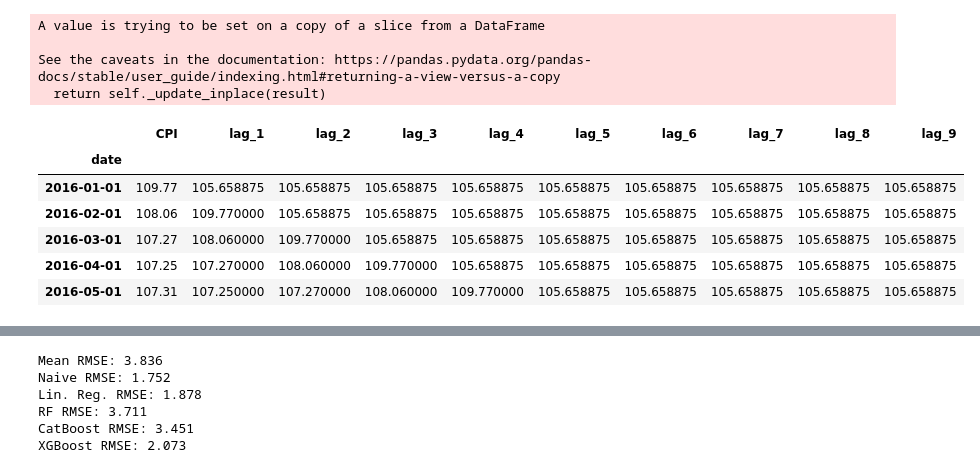
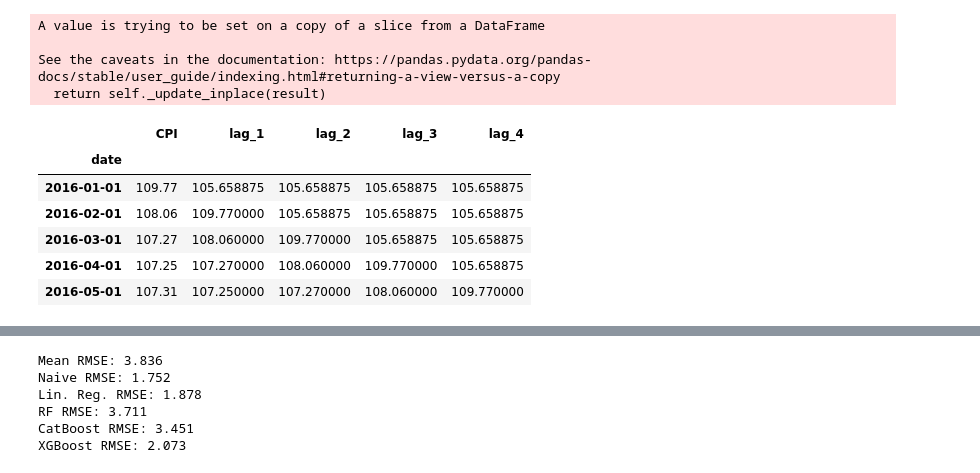
Before and after one commit to underlord13/CBR-DS-Tech-Task, a Jupyter notebook: manual_data_download/prediction.ipynb, the cells around one changed output, grey strips where cells are left out. Cells and saved outputs as stored; diff of their text form; code cells hidden in the pictures.

```diff
--- a/manual_data_download/prediction.ipynb
+++ b/manual_data_download/prediction.ipynb
@@ -26,41 +26,42 @@ df = pd.read_csv(file_path, encoding='cp1251')
 #df['date'] = pd.to_datetime(df['date'], format='%d.%m.%Y')
 df.set_index('date', inplace=True)
 
 # Assume the target variable to forecast is the first column
 target_variable = df.columns[0]
 
+df[target_variable] = df[target_variable]
 # Create lag features
-num_lags = 9
+num_lags = 4
 
 for i in range(1, num_lags + 1):
     df[f'lag_{i}'] = df[target_variable].shift(i)
 
 # Split the data into training and test sets
 train, test = train_test_split(df, test_size=0.2, shuffle=False)
 
 train.index = pd.to_datetime(train.index)
 test.index = pd.to_datetime(test.index)
 
 y_train_mean = train[target_variable].mean()
 
 for i in range(1, num_lags + 1):
     train[f'lag_{i}'].fillna(y_train_mean, inplace = True)
 
 
 # Display the first few rows
 display(train.head())
 # %% [output]
 A value is trying to be set on a copy of a slice from a DataFrame
 
 See the caveats in the documentation: https://pandas.pydata.org/pandas-docs/stable/user_guide/indexing.html#returning-a-view-versus-a-copy
   return self._update_inplace(result)
-|  | CPI | lag_1 | lag_2 | lag_3 | lag_4 | lag_5 | lag_6 | lag_7 | lag_8 | lag_9 |
-| date |  |  |  |  |  |  |  |  |  |  |
-| 2016-01-01 | 109.77 | 105.658875 | 105.658875 | 105.658875 | 105.658875 | 105.658875 | 105.658875 | 105.658875 | 105.658875 | 105.658875 |
-| 2016-02-01 | 108.06 | 109.770000 | 105.658875 | 105.658875 | 105.658875 | 105.658875 | 105.658875 | 105.658875 | 105.658875 | 105.658875 |
-| 2016-03-01 | 107.27 | 108.060000 | 109.770000 | 105.658875 | 105.658875 | 105.658875 | 105.658875 | 105.658875 | 105.658875 | 105.658875 |
-| 2016-04-01 | 107.25 | 107.270000 | 108.060000 | 109.770000 | 105.658875 | 105.658875 | 105.658875 | 105.658875 | 105.658875 | 105.658875 |
-| 2016-05-01 | 107.31 | 107.250000 | 107.270000 | 108.060000 | 109.770000 | 105.658875 | 105.658875 | 105.658875 | 105.658875 | 105.658875 |
+|  | CPI | lag_1 | lag_2 | lag_3 | lag_4 |
+| date |  |  |  |  |  |
+| 2016-01-01 | 109.77 | 105.658875 | 105.658875 | 105.658875 | 105.658875 |
+| 2016-02-01 | 108.06 | 109.770000 | 105.658875 | 105.658875 | 105.658875 |
+| 2016-03-01 | 107.27 | 108.060000 | 109.770000 | 105.658875 | 105.658875 |
+| 2016-04-01 | 107.25 | 107.270000 | 108.060000 | 109.770000 | 105.658875 |
+| 2016-05-01 | 107.31 | 107.250000 | 107.270000 | 108.060000 | 109.770000 |
 # %%
 X_cols = train.columns[1:]
 
```
Also changed, not shown: parts of 5 cells of this notebook, 48 other files.
